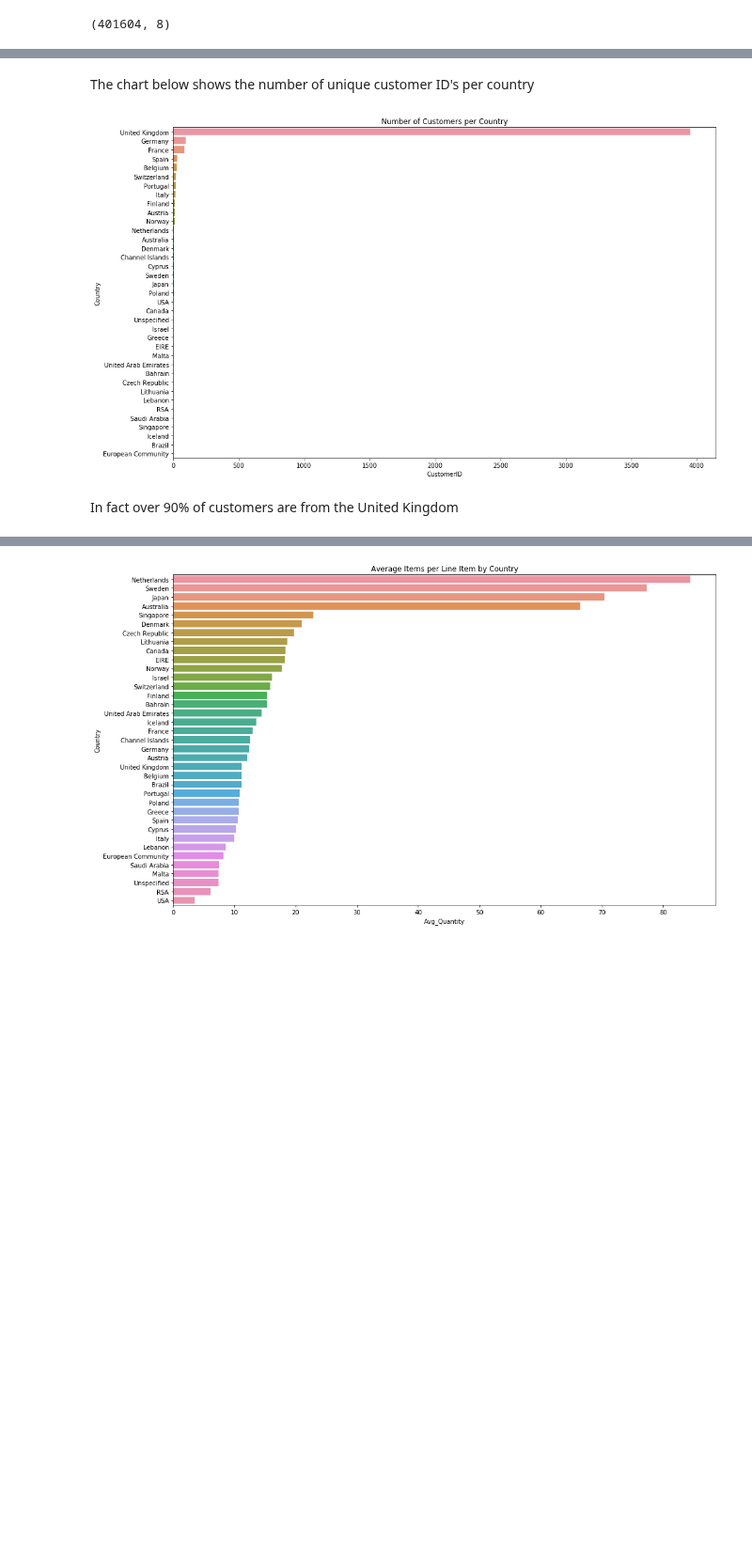
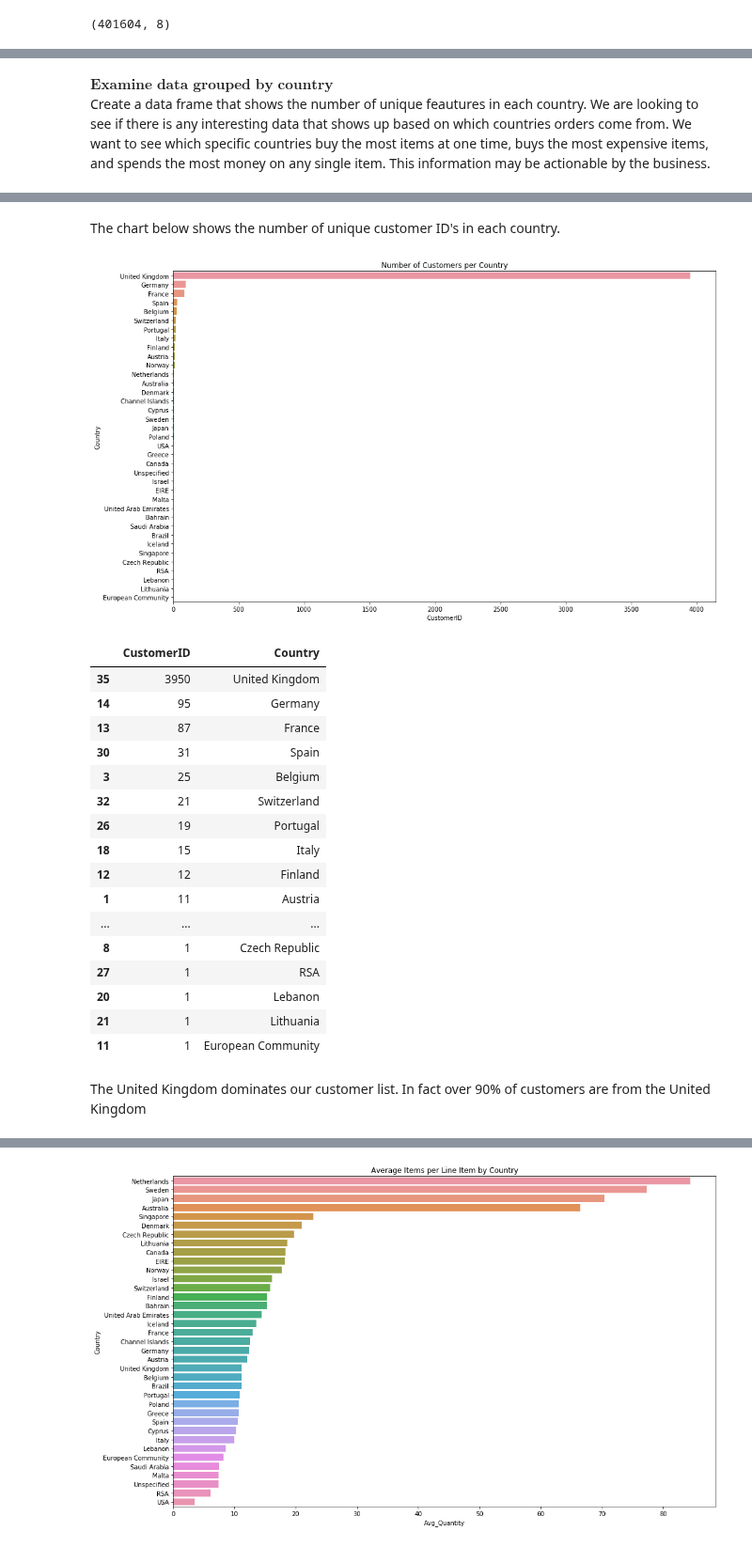
Before and after one commit to stmillett/MSDS7331_NorthCarolinaDataset, a Jupyter notebook: Lab3/Data Mining Lab3-2.ipynb, the cells around one changed output, grey strips where cells are left out. Shown at 94% size. Saved outputs shown, nothing was run; the diff lists cells and outputs as text; code cells hidden in the pictures; blank space fills up the shorter version.

Commit message:
Added several visualizations, and updated the narrative describing the Data Exploration

```diff
--- a/Lab3/Data Mining Lab3-2.ipynb
+++ b/Lab3/Data Mining Lab3-2.ipynb
@@ -270,6 +268,9 @@ TotalPrice     401604 non-null float64
 Recency        401604 non-null float64
 dtypes: datetime64[ns](1), float64(4), int64(1), object(4)
 memory usage: 33.7+ MB
+# %% [markdown]
+$\textbf{Examine data grouped by country}$<BR>
+    Create a data frame that shows the number of unique feautures in each country. We are looking to see if there is any interesting data that shows up based on which countries orders come from. We want to see which specific countries buy the most items at one time, buys the most expensive items, and spends the most money on any single item. This information may be actionable by the business.
 # %%
 per_country = marketing_data.groupby(['Country']).nunique()
 per_country= per_country.drop('Country',axis=1)
@@ -294,25 +295,43 @@ per_country[['Country','InvoiceNo','StockCode','Description','Quantity','Invoice
 | 35 | United Kingdom | 19857 | 3661 | 3860 | 426 | 18441 | 569 | 3950 |
 | 36 | Unspecified | 8 | 213 | 213 | 14 | 8 | 44 | 4 |
 # %% [markdown]
-The chart below shows the number of unique customer ID's per country
+The chart below shows the number of unique customer ID's in each country.
 # %%
 per_country.sort_values(by=['CustomerID'],ascending=False,inplace=True)
 num_cust = per_country['CustomerID']
 country = per_country['Country']
 plt.figure(figsize=(16,10))
 #plt.barh(country, num_cust,)
 #plt.xticks(y_pos, country )
 #ax = sns.barplot(x=num_cust,y=country,orient='h')
 #ax.set(xlabel ='Number of Customer', ylabel='Country')
 plt.title('Number of Customers per Country')
 plt.xlabel('Number of Customers')
 #ax.fig.set_size_inches(15,15)
 sns.barplot(x=num_cust,y=country,orient='h')
 plt.show()
+display(per_country[['CustomerID','Country']])
 # %% [output]
-[figure, old version]
+[figure, new version]
+|  | CustomerID | Country |
+| 35 | 3950 | United Kingdom |
+| 14 | 95 | Germany |
+| 13 | 87 | France |
+| 30 | 31 | Spain |
+| 3 | 25 | Belgium |
+| 32 | 21 | Switzerland |
+| 26 | 19 | Portugal |
+| 18 | 15 | Italy |
+| 12 | 12 | Finland |
+| 1 | 11 | Austria |
+| ... | ... | ... |
+| 8 | 1 | Czech Republic |
+| 27 | 1 | RSA |
+| 20 | 1 | Lebanon |
+| 21 | 1 | Lithuania |
+| 11 | 1 | European Community |
 # %% [markdown]
-In fact over 90% of customers are from the United Kingdom
+The United Kingdom dominates our customer list. In fact over 90% of customers are from the United Kingdom
 # %%
 cust_UK_row = per_country.loc[per_country['Country'] =='United Kingdom']
 cust_UK = cust_UK_row['CustomerID'].sum()
```
Also changed, not shown: parts of 36 cells of this notebook.
